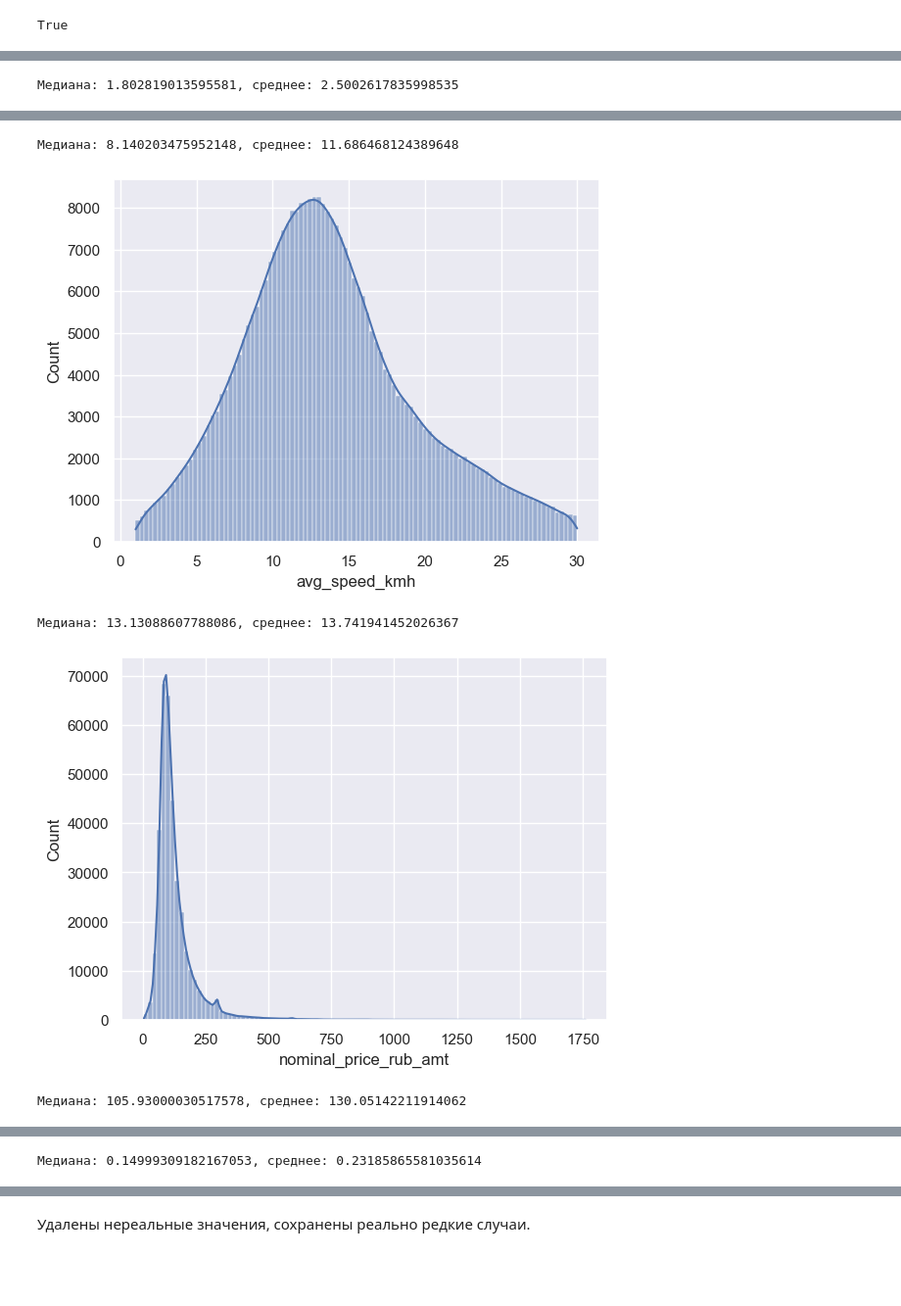
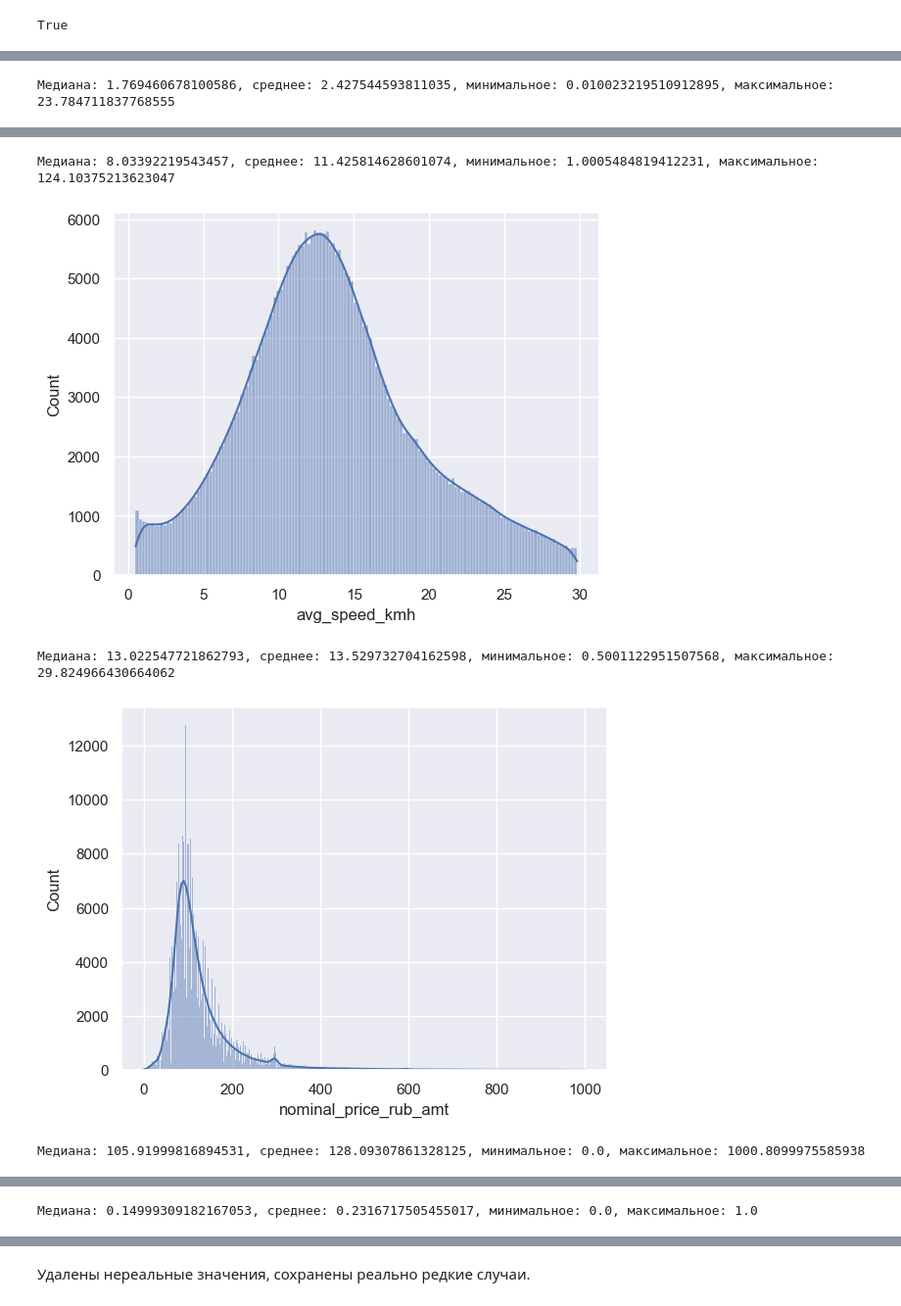
Before and after one commit to george-gh5/kicksharing-analysis, a Jupyter notebook: notebooks/1_data_cleaning.ipynb, the cells around one changed output, grey strips where cells are left out. Shown at 98% size. Cells and saved outputs as stored; diff of their text form; code cells hidden in the pictures; blank space fills up the shorter version.

```diff
--- a/notebooks/1_data_cleaning.ipynb
+++ b/notebooks/1_data_cleaning.ipynb
@@ -460,20 +540,18 @@ df = df.copy()
 # %%
-mask = (
-        # дистанция от 100 м до 50 км
-        (df['distance_km'].between(0.1, 50)) &
-        # время поездки от 1 до 180 мин
-        (df['trip_duration_min'].between(1, 180)) &
-        # средняя скорость от 1 до 30 км/ч
-        (df['avg_speed_kmh'].between(1, 30)) &
-        # стоимость поездки от 0.1 до 2500 рублей
-        (df['nominal_price_rub_amt'].between(0.1, 2500)) &
-        # доля кэшбэка в рублях от 0 до 1
-        (df['cashback_rate_rub'].between(0, 1)) &
+mask_logic = (
+        # дистанция от 10 м до 100 км
+        (df_clean['distance_km'].between(0.01, 100)) &
+        # время поездки от 1 минуты до 4 часов
+        (df_clean['trip_duration_min'].between(1, 240)) &
+        # средняя скорость от 0.5 до 30 км/ч
+        (df_clean['avg_speed_kmh'].between(0.5, 30)) &
+        # доля кэшбэка в рублях от 0 до 1 (кэшбэк не может быть больше 100%)
+        (df_clean['cashback_rate_rub'].between(0, 1)) &
         # доля кэшбэка в бонусах от 0 до 1
-        (df['cashback_rate_bns'].between(0, 1))
+        (df_clean['cashback_rate_bns'].between(0, 1))
 )
 
-df = df.loc[mask].reset_index(drop=True)
-df.head()
+df_clean = df_clean[mask_logic]
+df_clean.head()
 # %% [output]
 |  | order_rk | party_rk | gender_cd | age | education_level_cd | marital_status_cd | lvn_state_nm | ... |
@@ -484,0 +565,11 @@ df.head()
+# %%
+columns_to_limit = ['distance_km', 'trip_duration_min', 'avg_speed_kmh', 'nominal_price_rub_amt']
+
+limits = df_clean[columns_to_limit].quantile(0.999)
+
+df_clean = df_clean[
+    (df_clean['distance_km'] <= limits['distance_km']) &
+    (df_clean['trip_duration_min'] <= limits['trip_duration_min']) &
+    (df_clean['avg_speed_kmh'] <= limits['avg_speed_kmh']) &
+    (df_clean['nominal_price_rub_amt'] <= limits['nominal_price_rub_amt'])
+].reset_index(drop=True)
@@ -485,10 +587,10 @@ df.head()
 # %%
 # распределение очищенных данных
 
-columns = ['distance_km', 'trip_duration_min', 'avg_speed_kmh', 'nominal_price_rub_amt', 'cashback_rate_rub', 'cashback_rate_bns']
+cols = ['distance_km', 'trip_duration_min', 'avg_speed_kmh', 'nominal_price_rub_amt', 'cashback_rate_rub', 'cashback_rate_bns', 'loyalty_accrual_rub_amt', 'loyalty_accrual_bns_amt']
 
-for col in columns:
-    sns.histplot(df[col], bins=100, kde=True)
+for col in cols:
+    sns.histplot(df_clean[col], kde=True)
     plt.show()
-    print(f'Медиана: {df[col].median()}, среднее: {df[col].mean()}')
+    print(f'Медиана: {df_clean[col].median()}, среднее: {df_clean[col].mean()}, минимальное: {df_clean[col].min()}, максимальное: {df_clean[col].max()}')
 # %% [output]
@@ -496 +598 @@ for col in columns:
-Медиана: 1.802819013595581, среднее: 2.5002617835998535
+Медиана: 1.769460678100586, среднее: 2.427544593811035, минимальное: 0.010023219510912895, максимальное: 23.784711837768555
@@ -498,5 +600,5 @@ for col in columns:
-Медиана: 8.140203475952148, среднее: 11.686468124389648
+Медиана: 8.03392219543457, среднее: 11.425814628601074, минимальное: 1.0005484819412231, максимальное: 124.10375213623047
-[figure, old version]
+[figure, new version]
-Медиана: 13.13088607788086, среднее: 13.741941452026367
+Медиана: 13.022547721862793, среднее: 13.529732704162598, минимальное: 0.5001122951507568, максимальное: 29.824966430664062
-[figure, old version]
+[figure, new version]
-Медиана: 105.93000030517578, среднее: 130.05142211914062
+Медиана: 105.91999816894531, среднее: 128.09307861328125, минимальное: 0.0, максимальное: 1000.8099975585938
@@ -504 +606 @@ for col in columns:
-Медиана: 0.14999309182167053, среднее: 0.23185865581035614
+Медиана: 0.14999309182167053, среднее: 0.2316717505455017, минимальное: 0.0, максимальное: 1.0
```
Also changed, not shown: parts of 84 cells of this notebook, 2 other files.
